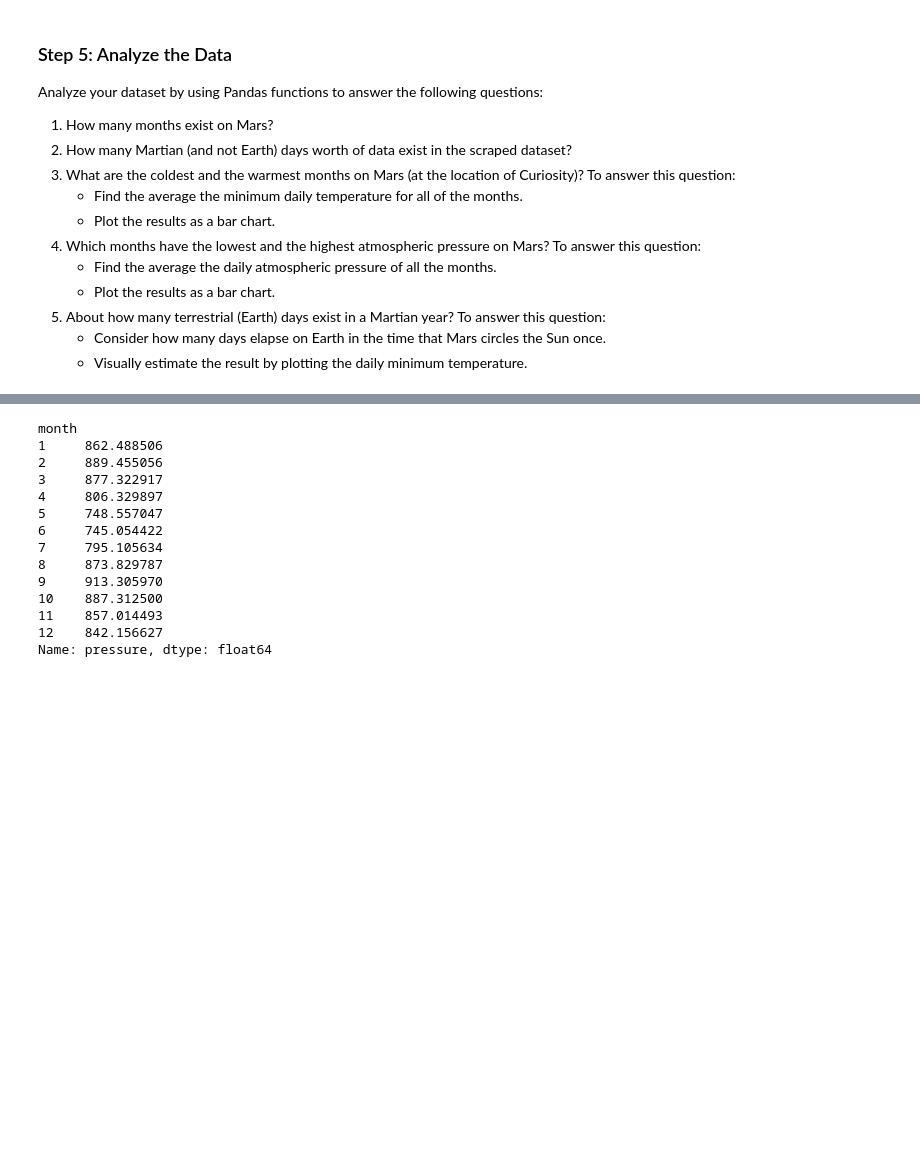
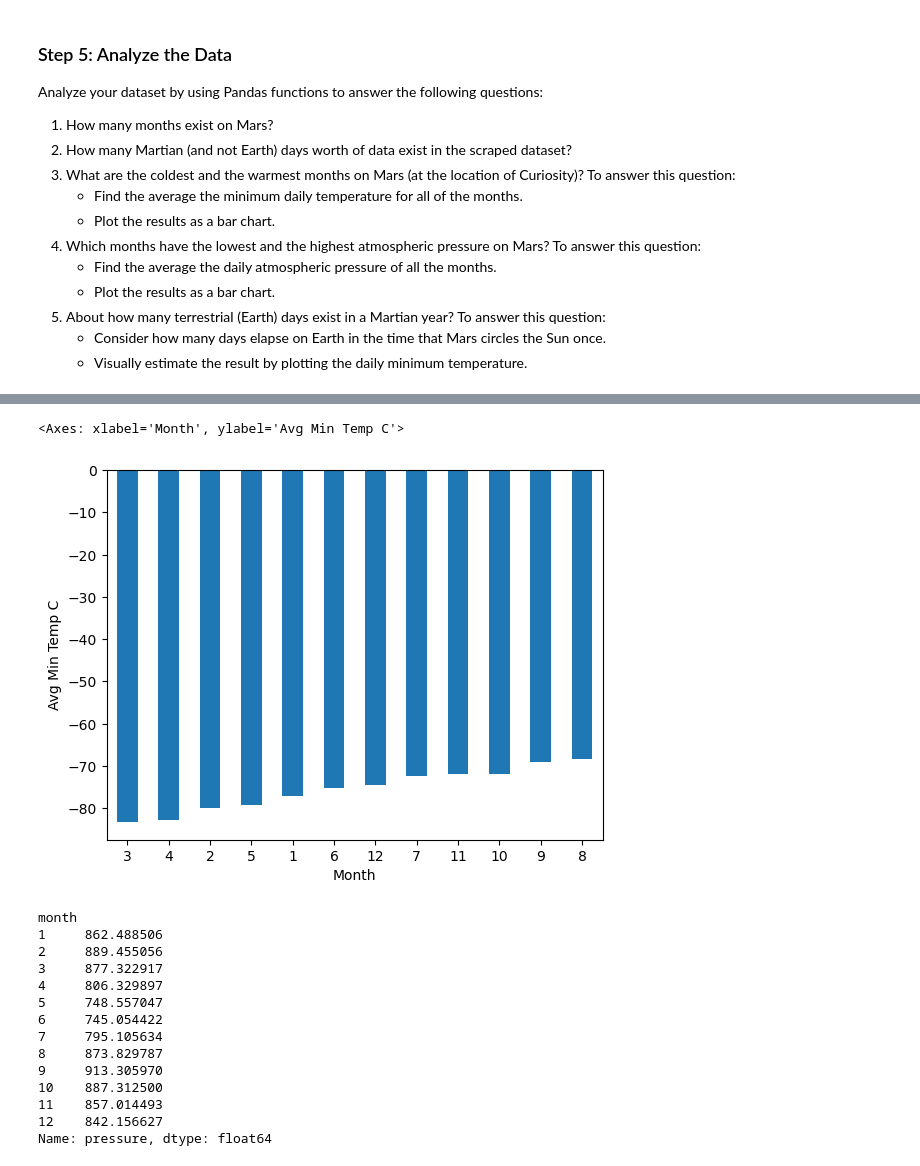
Before and after one commit to troyflood94/html_scraping, a Jupyter notebook: Resources/part_2_mars_weather.ipynb, the cells around one changed output, grey strips where cells are left out. Drawn from its saved outputs; the diff is of its cells as text; code cells hidden in the pictures; blank space fills up the shorter version.

```diff
--- a/Resources/part_2_mars_weather.ipynb
+++ b/Resources/part_2_mars_weather.ipynb
@@ -210,2 +199,10 @@ Name: min_temp, dtype: float64
+# %%
+# Identify the coldest and hottest months in Curiosity's location
+#add a sort values statement to last variable made
+sorted_months=min_temps.sort_values().plot.bar(y='Avg Min Temp C', ylabel='Avg Min Temp C', xlabel='Month', rot=0)
+sorted_months
+# %% [output]
+<Axes: xlabel='Month', ylabel='Avg Min Temp C'>
+[figure, added]
 # %%
 # 4. Average pressure by Martian month
```
Also changed, not shown: parts of 13 cells of this notebook, 2 other files.
